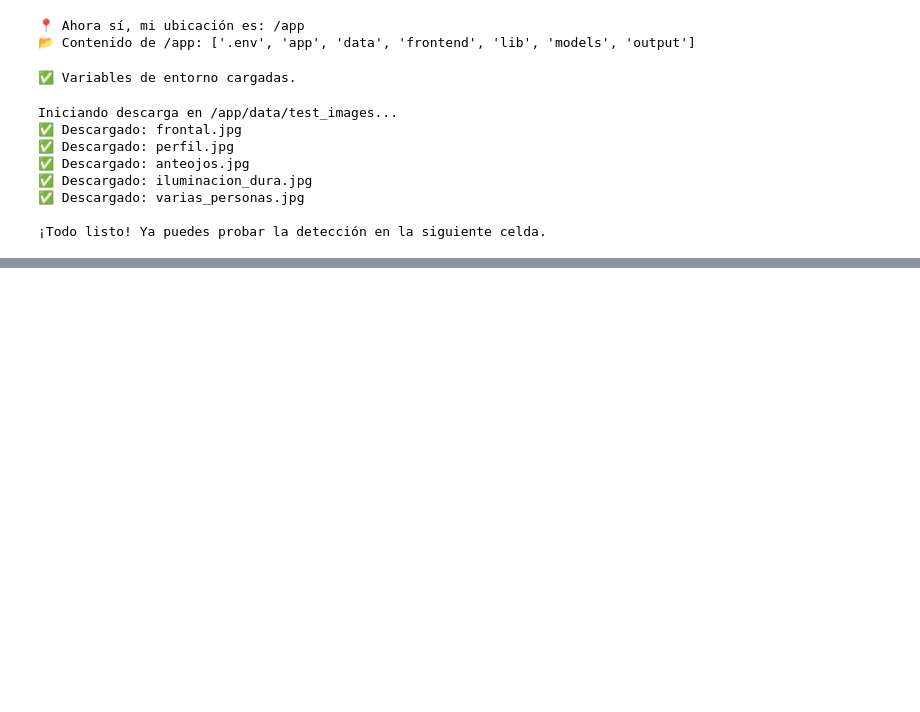
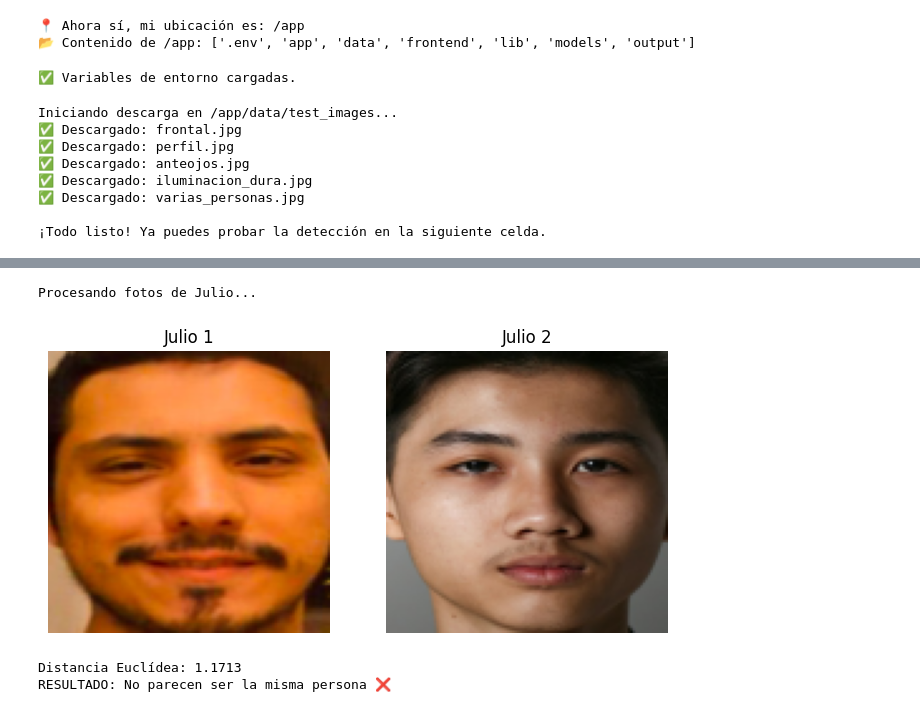
Before and after one commit to JulioCorradini/tuia-face-recognition-app, a Jupyter notebook: train.ipynb, the cells around one changed output, grey strips where cells are left out. Drawn from its saved outputs; the diff is of its cells as text; code cells hidden in the pictures; blank space fills up the shorter version.

Commit message:
Agrgando la función de embedding en el train.ipynb y probando la verificación

```diff
--- a/train.ipynb
+++ b/train.ipynb
@@ -205,0 +204,10 @@ Normalizando 3 caras a 112x112px...
+# %%
+# Carga de modelo
+
+from facenet_pytorch import InceptionResnetV1
+import torch
+
+# 1. Cargamos el modelo pre-entrenado
+# Usamos 'vggface2' porque es el más robusto para rostros generales
+device = torch.device('cuda' if torch.cuda.is_available() else 'cpu')
+resnet = InceptionResnetV1(pretrained='vggface2').eval().to(device)
@@ -205,0 +247,61 @@ Normalizando 3 caras a 112x112px...
+# %%
+# Prueba de verificación
+
+import os
+from scipy.spatial.distance import euclidean
+
+# 1. Definir rutas de las fotos
+data_dir = os.getenv('DATA_PATH', 'data')
+path_1 = os.path.join(data_dir, 'test_images', 'julio_1.jpg')
+path_2 = os.path.join(data_dir, 'test_images', 'frontal.jpg')
+
+def pipeline_completo(ruta_imagen):
+    """Encapsula detección, normalización y embedding."""
+    img = Image.open(ruta_imagen).convert('RGB')
+
+    # Detección
+    boxes, probs, landmarks = detector.detect(img, landmarks=True)
+
+    if boxes is not None and probs[0] > det_threshold:
+        # Tomamos la cara con mayor probabilidad (la primera)
+        img_array = np.array(img)
+        # Usamos tu función de normalización (160px)
+        face_norm = normalize_and_align_face(img_array, boxes[0], landmarks[0], size=target_size)
+        # Usamos tu función de embedding
+        embedding = get_embedding(face_norm)
+        return face_norm, embedding
+    else:
+        return None, None
+
+# --- EJECUCIÓN Y COMPARACIÓN ---
+
+print("Procesando fotos de Julio...")
+face_1, emb_1 = pipeline_completo(path_1)
+face_2, emb_2 = pipeline_completo(path_2)
+
+if emb_1 is not None and emb_2 is not None:
+    # Calcular Distancia Euclídea
+    distancia = euclidean(emb_1, emb_2)
+
+    # Umbral recomendado para InceptionResnetV1 (vggface2)[cite: 1]
+    umbral = 0.8
+
+    # Visualización
+    fig, ax = plt.subplots(1, 2, figsize=(8, 4))
+    ax[0].imshow(face_1); ax[0].set_title("Julio 1"); ax[0].axis('off')
+    ax[1].imshow(face_2); ax[1].set_title("Julio 2"); ax[1].axis('off')
+    plt.show()
+
+    print(f"Distancia Euclídea: {distancia:.4f}")
+
+    if distancia < umbral:
+        print("RESULTADO: Es la misma persona ✅")
+    else:
+        print("RESULTADO: No parecen ser la misma persona ❌")
+else:
+    print("Error: No se pudo detectar un rostro en una de las imágenes.")
+# %% [output]
+Procesando fotos de Julio...
+[figure, added]
+Distancia Euclídea: 1.1713
+RESULTADO: No parecen ser la misma persona ❌
```
Also changed, not shown: parts of 3 cells of this notebook.
